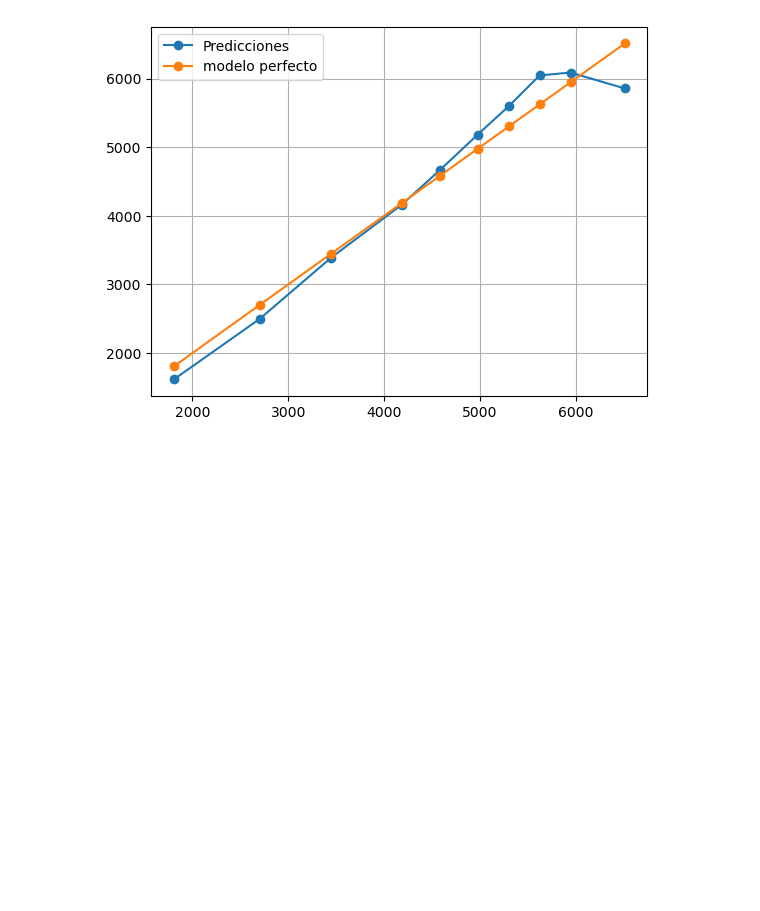
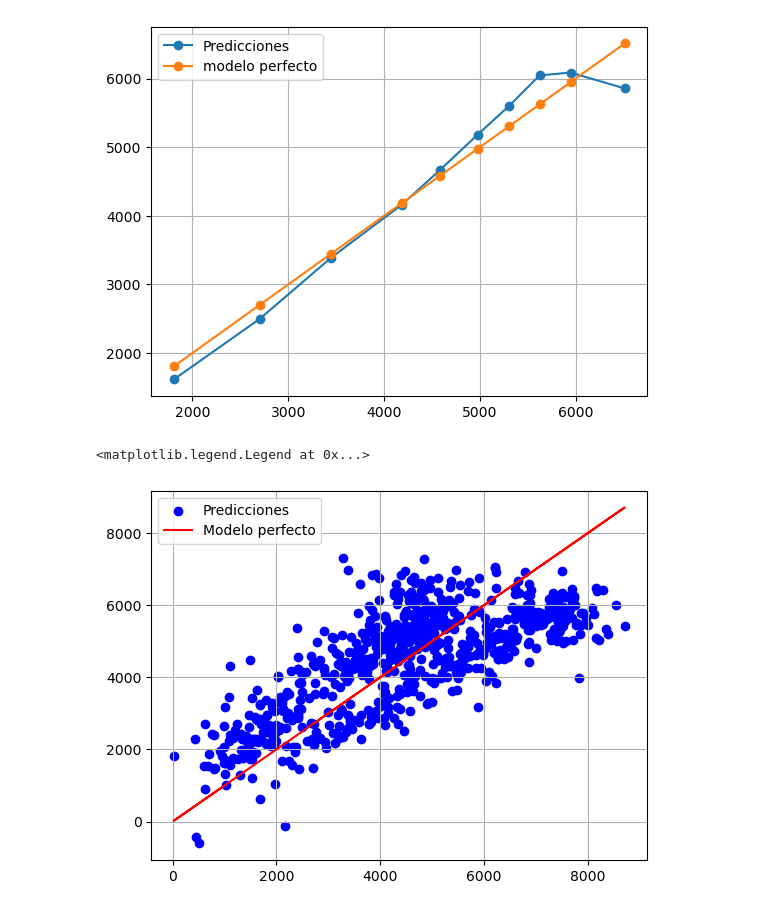
Before and after one commit to Rolando1708/Analisis_de_Aprendizaje_Estadistico, a Jupyter notebook: Parcial 1/Tarea 2, regresion lineal multiple.ipynb, the cells around one changed output. Cells and saved outputs as stored; diff of their text form; code cells hidden in the pictures; blank space fills up the shorter version.

```diff
--- a/Parcial 1/Tarea 2, regresion lineal multiple.ipynb
+++ b/Parcial 1/Tarea 2, regresion lineal multiple.ipynb
@@ -110,3 +116,11 @@ plt.legend()
 plt.grid()
 # %% [output]
 [figure]
+# %%
+plt.scatter(y, predicciones, color= "blue", label = "Predicciones")
+plt.plot(y,y,color="red", label="Modelo perfecto")
+plt.grid()
+plt.legend()
+# %% [output]
+<matplotlib.legend.Legend at 0x...>
+[figure, added]
```
Also changed, not shown: parts of 4 cells of this notebook.
